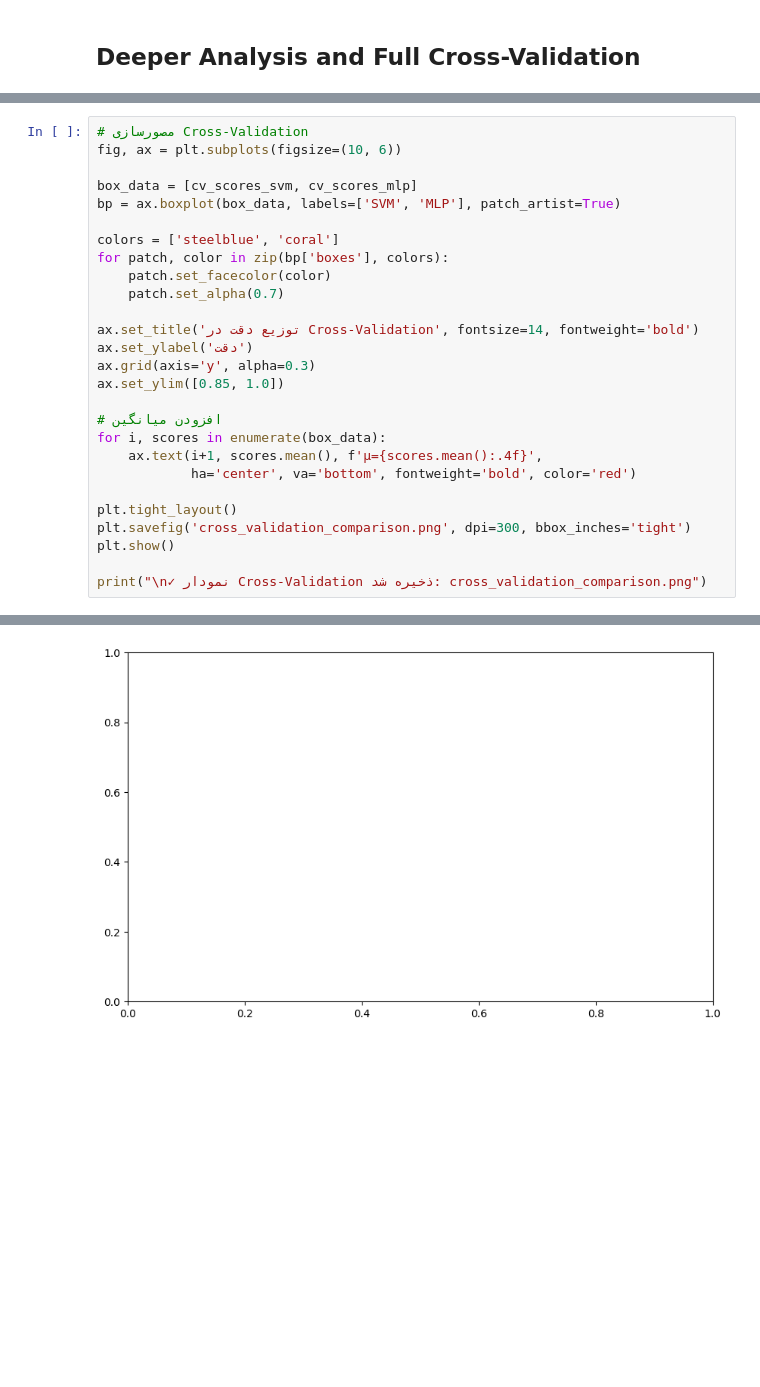
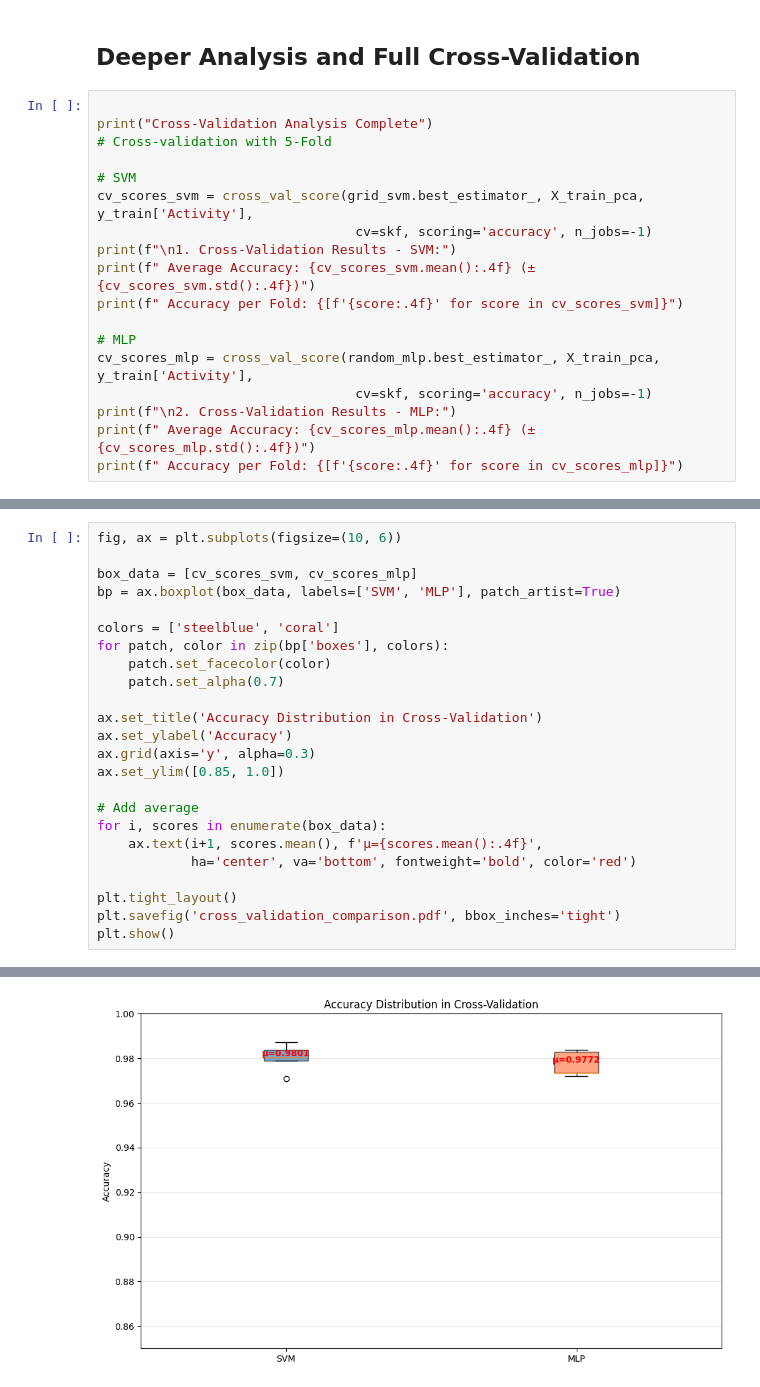
Before and after one commit to ihamydreza/FIS4041, a Jupyter notebook: Q4/Q4.ipynb, the cells around one changed output, grey strips where cells are left out. Saved outputs shown, nothing was run; the diff lists cells and outputs as text; blank space fills up the shorter version.

Commit message:
Deeper Analysis and Full Cross-Validation Q4

```diff
--- a/Q4/Q4.ipynb
+++ b/Q4/Q4.ipynb
@@ -741,3 +741,21 @@ plt.show()
 [figure]
 # %% [markdown]
 ## Deeper Analysis and Full Cross-Validation
+# %%
+
+print("Cross-Validation Analysis Complete")
+# Cross-validation with 5-Fold
+
+# SVM
+cv_scores_svm = cross_val_score(grid_svm.best_estimator_, X_train_pca, y_train['Activity'],
+                                 cv=skf, scoring='accuracy', n_jobs=-1)
+print(f"\n1. Cross-Validation Results - SVM:")
+print(f" Average Accuracy: {cv_scores_svm.mean():.4f} (±{cv_scores_svm.std():.4f})")
+print(f" Accuracy per Fold: {[f'{score:.4f}' for score in cv_scores_svm]}")
+
+# MLP
+cv_scores_mlp = cross_val_score(random_mlp.best_estimator_, X_train_pca, y_train['Activity'],
+                                 cv=skf, scoring='accuracy', n_jobs=-1)
+print(f"\n2. Cross-Validation Results - MLP:")
+print(f" Average Accuracy: {cv_scores_mlp.mean():.4f} (±{cv_scores_mlp.std():.4f})")
+print(f" Accuracy per Fold: {[f'{score:.4f}' for score in cv_scores_mlp]}")
@@ -744,5 +772,4 @@ plt.show()
 # %%
-# مصورسازی Cross-Validation
 fig, ax = plt.subplots(figsize=(10, 6))
 
 box_data = [cv_scores_svm, cv_scores_mlp]
@@ -753,19 +780,17 @@ for patch, color in zip(bp['boxes'], colors):
     patch.set_facecolor(color)
     patch.set_alpha(0.7)
 
-ax.set_title('توزیع دقت در Cross-Validation', fontsize=14, fontweight='bold')
-ax.set_ylabel('دقت')
+ax.set_title('Accuracy Distribution in Cross-Validation')
+ax.set_ylabel('Accuracy')
 ax.grid(axis='y', alpha=0.3)
 ax.set_ylim([0.85, 1.0])
 
-# افزودن میانگین
+# Add average
 for i, scores in enumerate(box_data):
     ax.text(i+1, scores.mean(), f'μ={scores.mean():.4f}',
             ha='center', va='bottom', fontweight='bold', color='red')
 
 plt.tight_layout()
-plt.savefig('cross_validation_comparison.png', dpi=300, bbox_inches='tight')
+plt.savefig('cross_validation_comparison.pdf', bbox_inches='tight')
 plt.show()
-
-print("\n✓ نمودار Cross-Validation ذخیره شد: cross_validation_comparison.png")
 # %% [output]
@@ -773 +797 @@ NameError: name 'cv_scores_svm' is not defined
-[figure, old version]
+[figure, new version]
```
Also changed, not shown: parts of 2 cells of this notebook.
